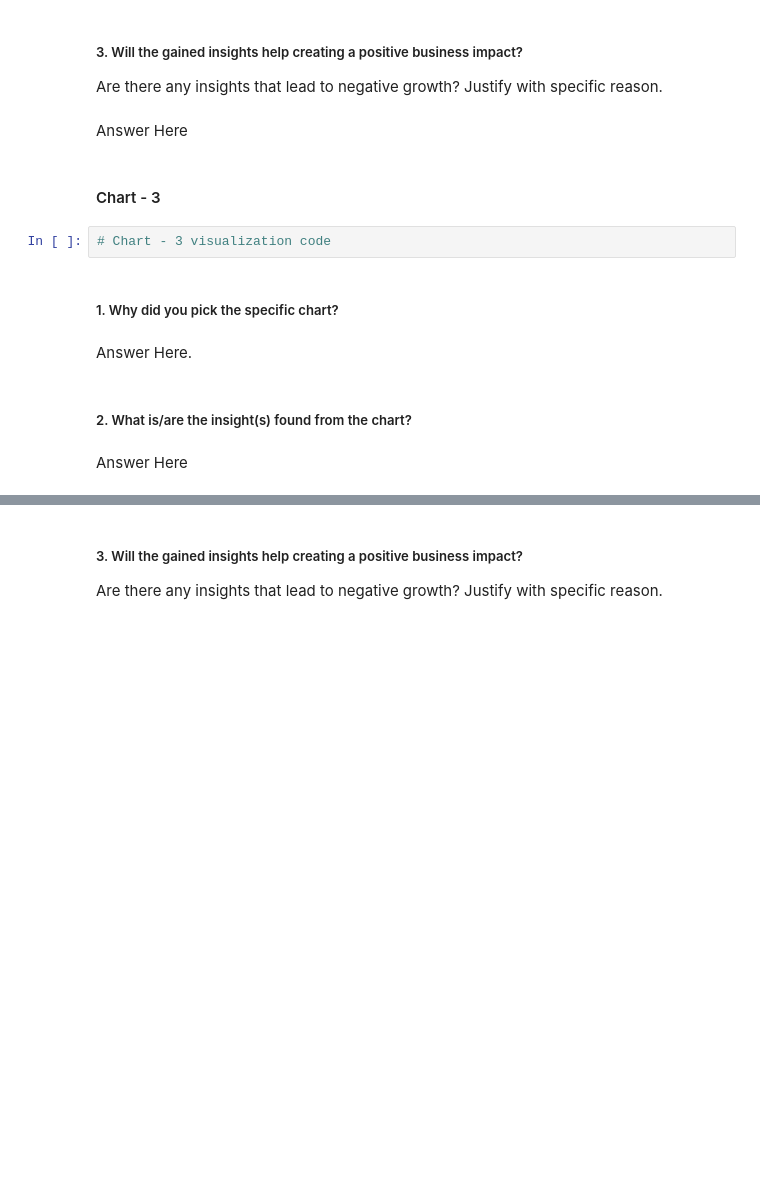
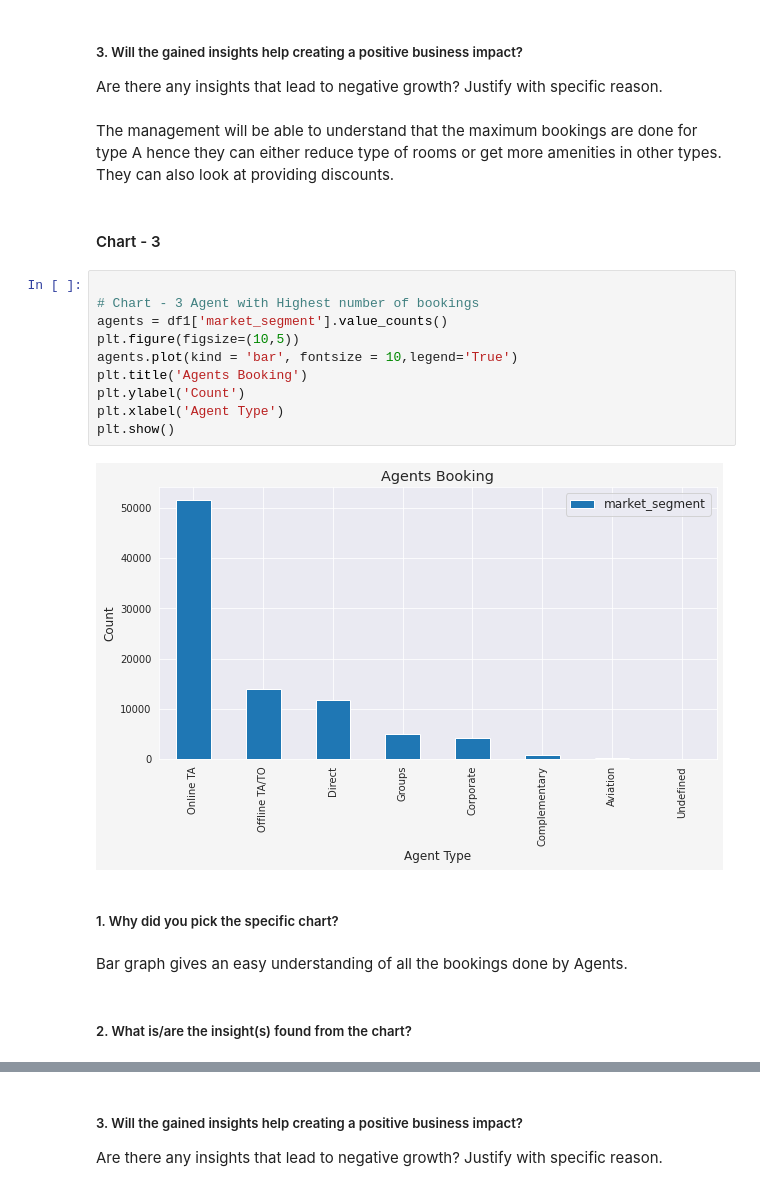
Before and after one commit to ArpitaAcharya/EDA-HOTEL-BOOKING-ANALYSIS, a Jupyter notebook: Hotel_booking_Arpita.ipynb, the cells around one changed output, grey strips where cells are left out. Saved outputs shown, nothing was run; the diff lists cells and outputs as text; blank space fills up the shorter version.

```diff
--- a/Hotel_booking_Arpita.ipynb
+++ b/Hotel_booking_Arpita.ipynb
@@ -269,17 +331,25 @@ Answer Here
 # %% [markdown]
 ##### 3. Will the gained insights help creating a positive business impact?
 Are there any insights that lead to negative growth? Justify with specific reason.
-# %% [markdown]
-Answer Here
+# %% [markdown]
+The management will be able to understand that the maximum bookings are done for type A hence they can either reduce type of rooms or get more amenities in other types. They can also look at providing discounts.
 # %% [markdown]
 #### Chart - 3
-# %%
-# Chart - 3 visualization code
+# %%
+
+# Chart - 3 Agent with Highest number of bookings
+agents = df1['market_segment'].value_counts()
+plt.figure(figsize=(10,5))
+agents.plot(kind = 'bar', fontsize = 10,legend='True')
+plt.title('Agents Booking')
+plt.ylabel('Count')
+plt.xlabel('Agent Type')
+plt.show()
+# %% [output]
+[figure, added]
 # %% [markdown]
 ##### 1. Why did you pick the specific chart?
-# %% [markdown]
-Answer Here.
+# %% [markdown]
+Bar graph gives an easy understanding of all the bookings done by Agents.
 # %% [markdown]
 ##### 2. What is/are the insight(s) found from the chart?
-# %% [markdown]
-Answer Here
```
Also changed, not shown: parts of 26 cells of this notebook.
